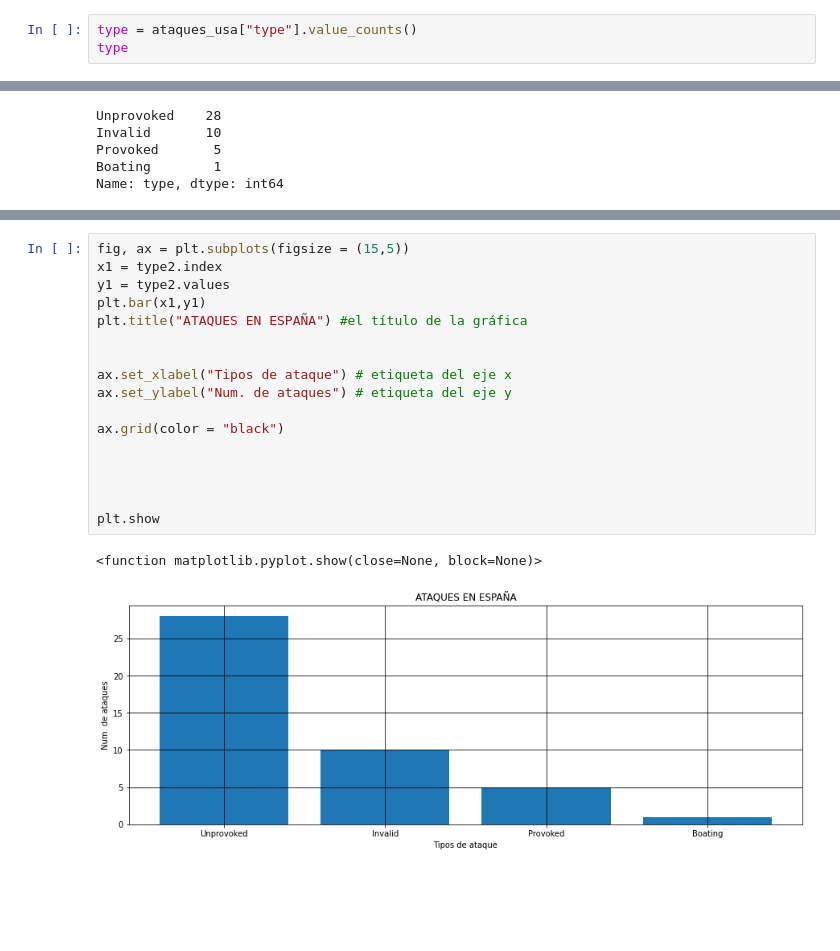
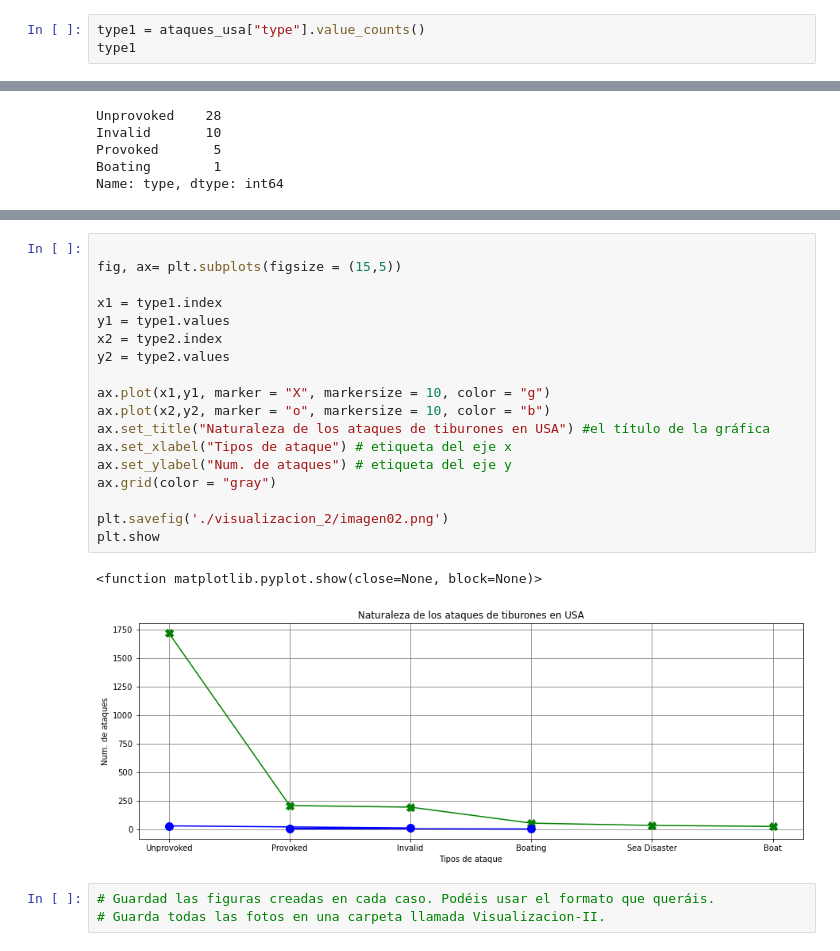
Before and after one commit to Adalab/DA-promo-b-mod-2-sprint-1-Maria-Lucia, a Jupyter notebook: pair-1-visualizaciónII.ipynb, the cells around one changed output, grey strips where cells are left out. Drawn from its saved outputs; the diff is of its cells as text; blank space fills up the shorter version.

```diff
--- a/pair-1-visualizaciónII.ipynb
+++ b/pair-1-visualizaciónII.ipynb
@@ -33,8 +33,8 @@ ataques_usa.head(2)
 | 1 | 2018.06.18 | N | Minor injury to left thigh | 18-Jun-2018 | 2018.0 | Unprovoked | USA | Georgia | St. Simon Island, Glynn County | Standing | ... |
 2 rows × 22 columns
 # %%
-type = ataques_usa["type"].value_counts()
-type
+type1 = ataques_usa["type"].value_counts()
+type1
 # %% [output]
 Unprovoked      1717
 Provoked         206
@@ -78,20 +153,24 @@ Name: type, dtype: int64
 # %%
-fig, ax = plt.subplots(figsize = (15,5))
-x1 = type2.index
-y1 = type2.values
-plt.bar(x1,y1)
-plt.title("ATAQUES EN ESPAÑA") #el título de la gráfica
 
+fig, ax= plt.subplots(figsize = (15,5))
 
+x1 = type1.index
+y1 = type1.values
+x2 = type2.index
+y2 = type2.values
+
+ax.plot(x1,y1, marker = "X", markersize = 10, color = "g")
+ax.plot(x2,y2, marker = "o", markersize = 10, color = "b")
+ax.set_title("Naturaleza de los ataques de tiburones en USA") #el título de la gráfica
 ax.set_xlabel("Tipos de ataque") # etiqueta del eje x
 ax.set_ylabel("Num. de ataques") # etiqueta del eje y
+ax.grid(color = "gray")
 
-ax.grid(color = "black")
-
-
-
-
+plt.savefig('./visualizacion_2/imagen02.png')
 plt.show
 # %% [output]
 <function matplotlib.pyplot.show(close=None, block=None)>
-[figure, old version]
+[figure, new version]
+# %%
+# Guardad las figuras creadas en cada caso. Podéis usar el formato que queráis.
+# Guarda todas las fotos en una carpeta llamada Visualizacion-II.
```
Also changed, not shown: parts of 7 cells of this notebook, 9 other files.
